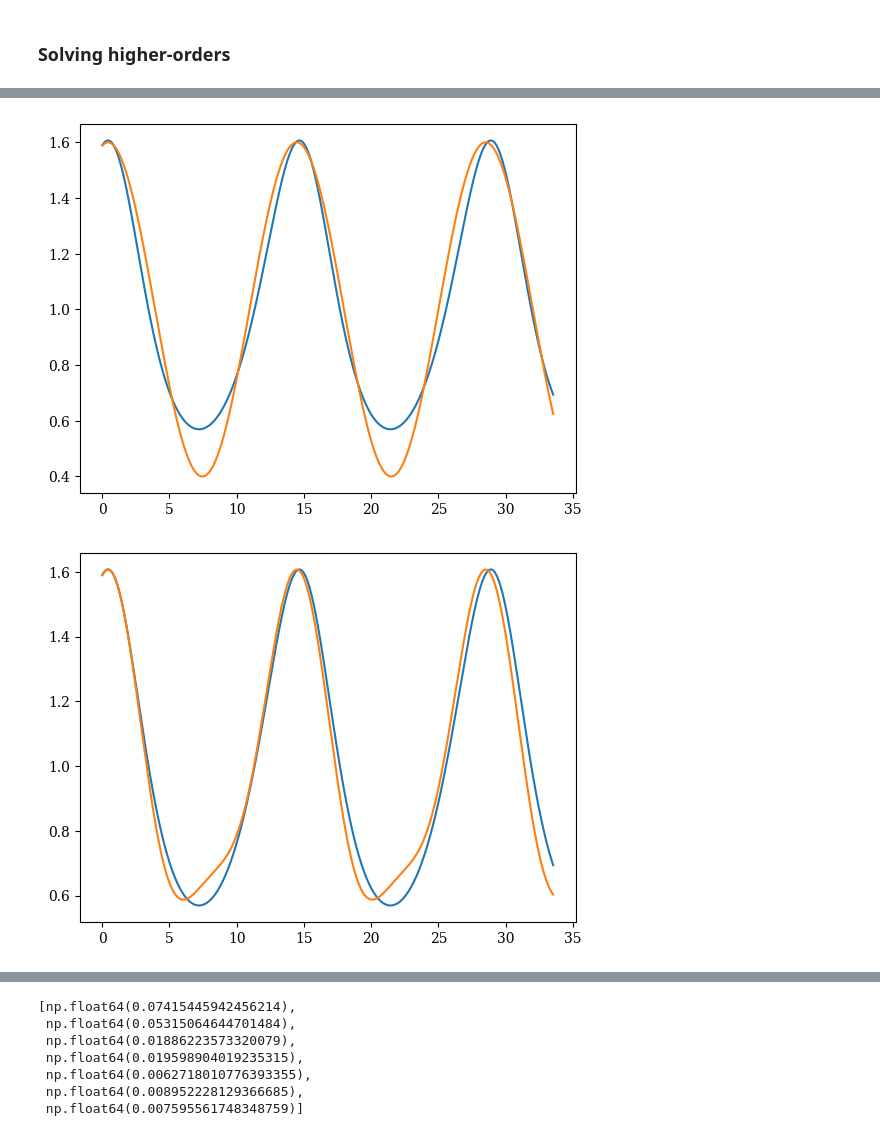
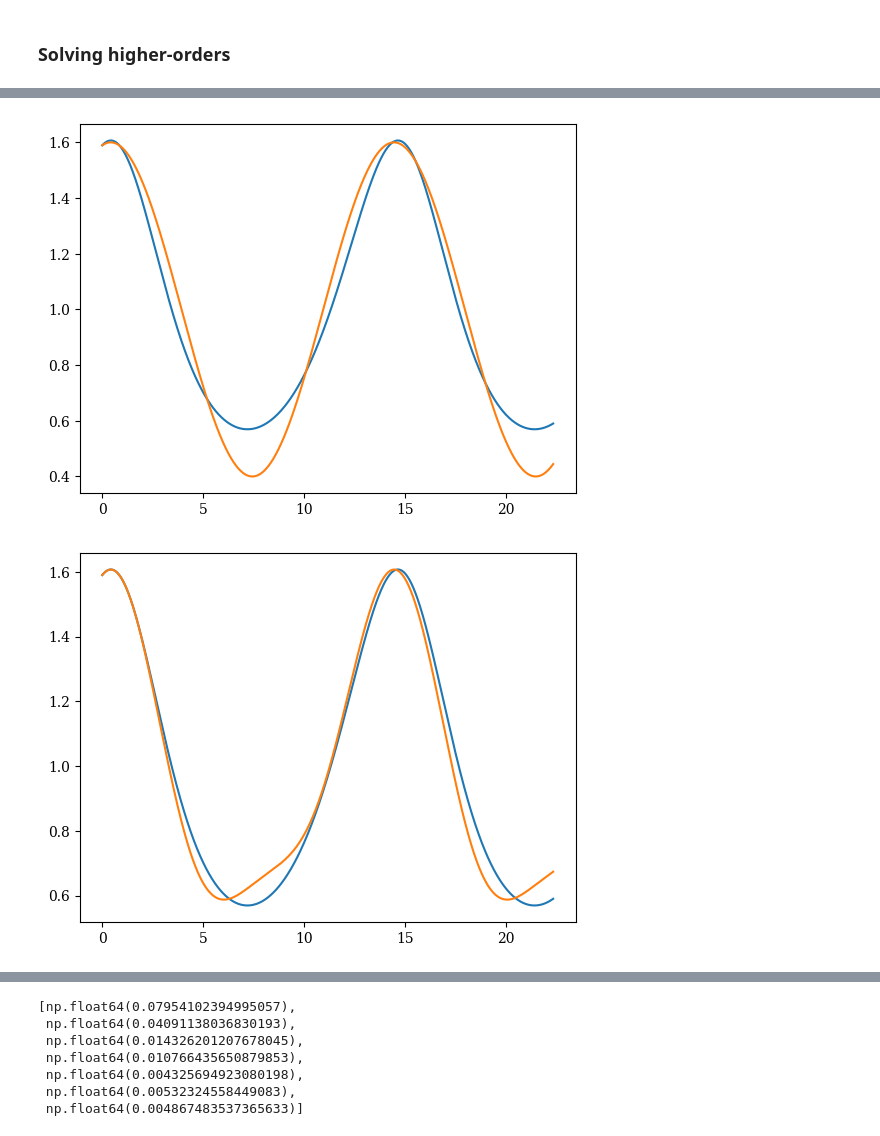
Before and after one commit to esemsc-dda24/PTL-PINNs, a Jupyter notebook: ptlpinns/results/LKV/lotka_volterra_numerical.ipynb, the cells around one changed output, grey strips where cells are left out. Saved outputs shown, nothing was run; the diff lists cells and outputs as text; code cells hidden in the pictures.

```diff
--- a/ptlpinns/results/LKV/lotka_volterra_numerical.ipynb
+++ b/ptlpinns/results/LKV/lotka_volterra_numerical.ipynb
@@ -11,8 +11,8 @@ import torch
 # %%
 alpha = 0.2
 x0, y0 = 1.59, 0.95
-t_span = (0, 15)
-N = 5120
+t_span = (0, 10)
+N = 51200
 t_eval = np.linspace(t_span[0], t_span[1], N)
 # %% [markdown]
 ## Lotka-Volterra RK45 solution
@@ -164,30 +164,30 @@ plt.legend()
 # %%
 w_final = []
 xi_final = []
 error_dash = []
 
 for i in range(len(w_list)):
 
     if i == 0:
         w_loop = np.sqrt(alpha)
         xi_loop = xi_list[0]
     else:
         w_loop = w_final[i - 1] + (epsilon ** i)  * w_list[i]
         xi_loop  = xi_final[i - 1] + (epsilon ** i) * xi_list[i]
 
     w_final.append(w_loop)
     xi_final.append(xi_loop)
 
-    t_span_loop = (0, 15/w_loop)
+    t_span_loop = (0, t_span[-1]/w_loop)
     t_eval_loop = np.linspace(t_span_loop[0], t_span_loop[1], N)
     sol_loop = numerical.solve_ode_equation(ode, t_span_loop, t_eval_loop, [x0, y0])
     x_loop, y_loop = sol_loop
 
     error_dash.append(np.mean(np.abs(1 + epsilon * xi_loop - x_loop)))
 
     plt.plot(t_eval_loop, x_loop)
     plt.plot(t_eval_loop, 1 + epsilon * xi_loop)
     plt.show()
 # %% [output]
-[figure, old version]
+[figure, new version]
-[figure, old version]
+[figure, new version]
@@ -199,13 +199,13 @@ for i in range(len(w_list)):
 # %%
 error_dash
 # %% [output]
-[np.float64(0.07415445942456214),
- np.float64(0.05315064644701484),
- np.float64(0.01886223573320079),
- np.float64(0.019598904019235315),
- np.float64(0.0062718010776393355),
- np.float64(0.008952228129366685),
- np.float64(0.007595561748348759)]
+[np.float64(0.07954102394995057),
+ np.float64(0.04091138036830193),
+ np.float64(0.014326201207678045),
+ np.float64(0.010766435650879853),
+ np.float64(0.004325694923080198),
+ np.float64(0.00532324558449083),
+ np.float64(0.004867483537365633)]
 # %%
 # don't forget xi_0 is defined in tau!
 plt.plot(t_eval / (np.sqrt(alpha) + epsilon * w_list[1] + epsilon ** 2 * w_list[2] + epsilon ** 3 * w_list[3]), 1 + epsilon * xi_0 + epsilon ** 2 * xi_list[1] + epsilon ** 3 * xi_list[2] + epsilon ** 4 * xi_list[3], label="0th order")
```
Also changed, not shown: parts of 9 cells of this notebook, 8 other files.
